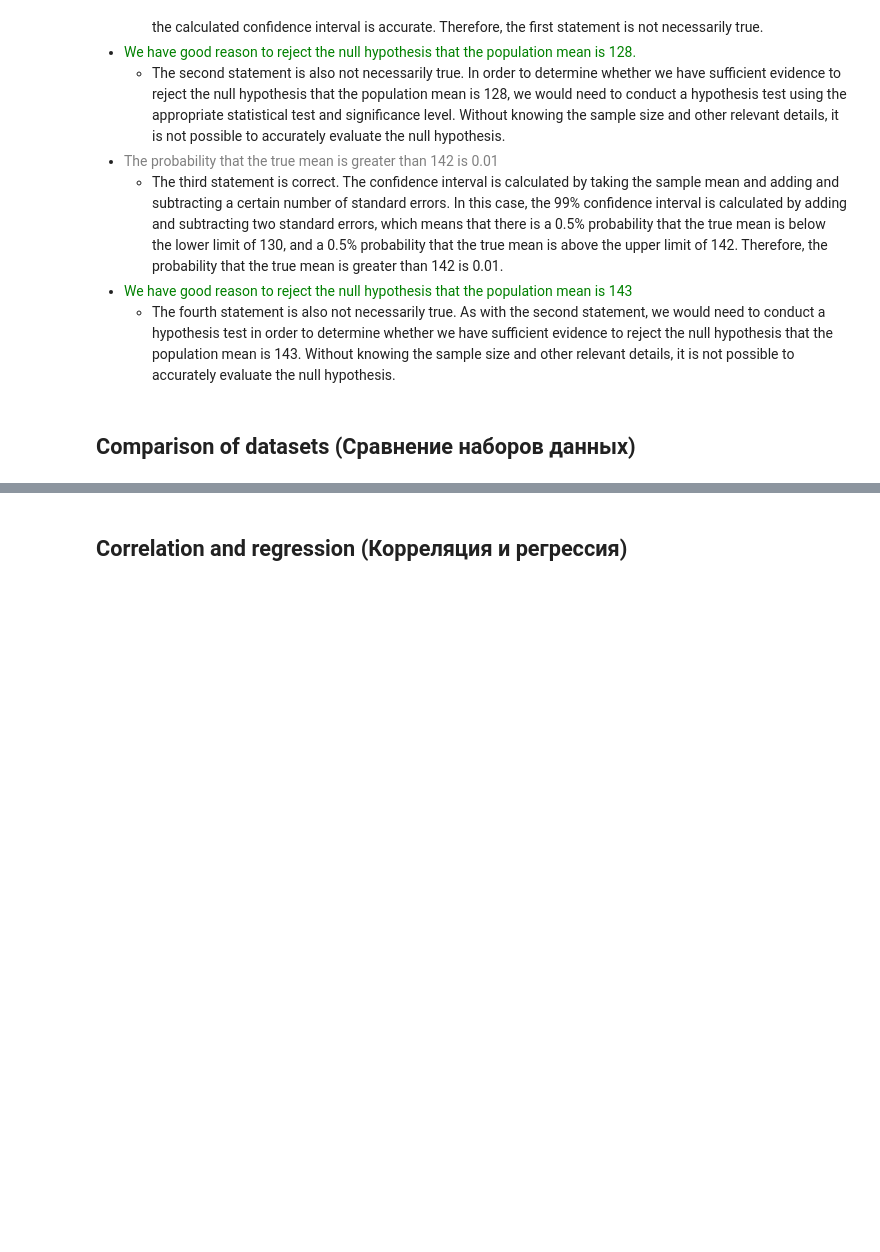
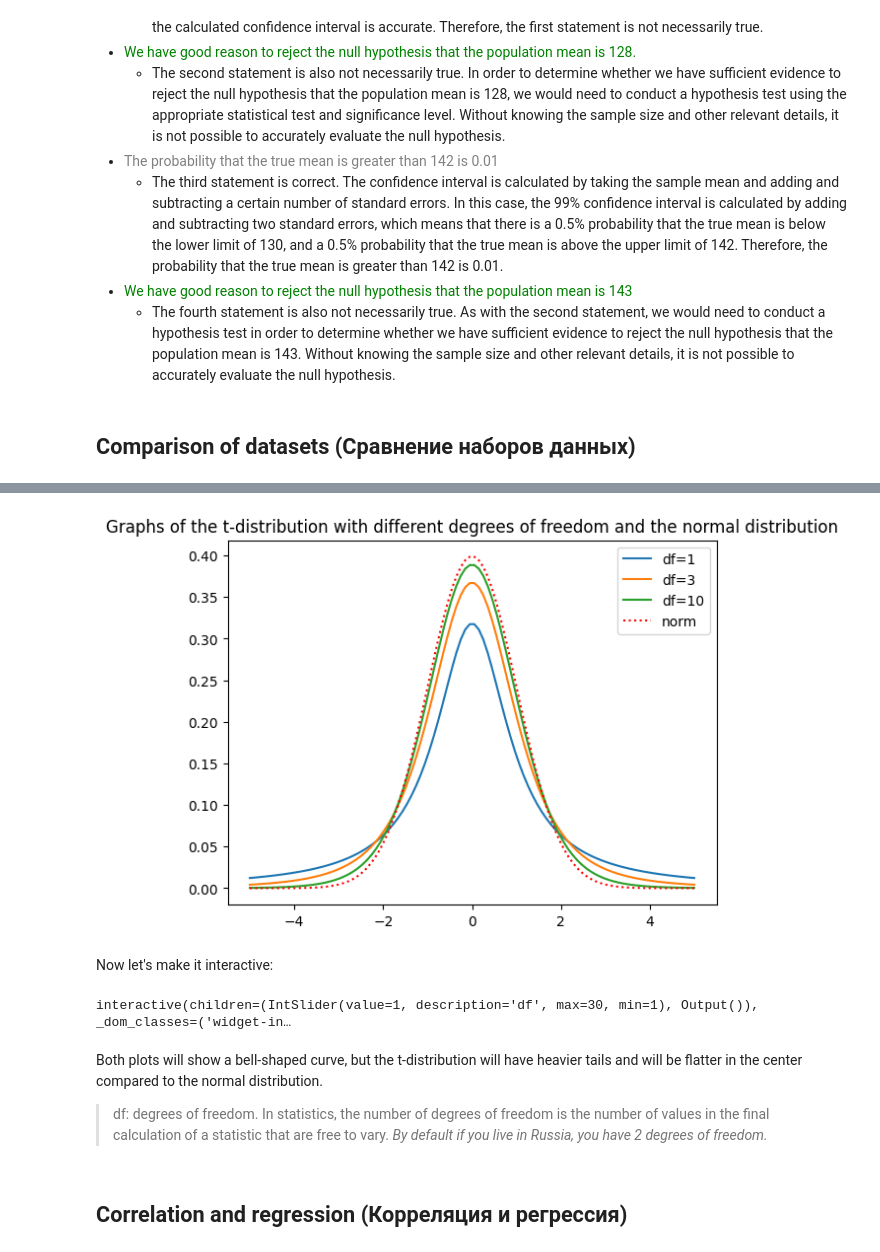
Before and after one commit to Alexey3250/Statistics_foundations_1, a Jupyter notebook: notes.ipynb, the cells around one changed output, grey strips where cells are left out. Cells and saved outputs as stored; diff of their text form; code cells hidden in the pictures; blank space fills up the shorter version.

Commit message:
degrees of freedom

```diff
--- a/notes.ipynb
+++ b/notes.ipynb
@@ -1513,2 +1534,54 @@ Please indicate the correct statements:
+# %%
+'''График снизу показывает, как меняется форма распределения при увеличение количества степеней свободы.
+А также показывает приближение t-распредееления к нормальному по мере увеличения степеней свободы.'''
+
+'''The graph below shows how the shape of the distribution changes as the number of degrees of freedom increases.'''
+
+from scipy.stats import t, norm
+import numpy as np
+import matplotlib.pyplot as plt
+
+
+x = np.linspace(-5, 5, 100)
+y1, y2, y3 = t.pdf(x, df=1), t.pdf(x, df=3), t.pdf(x, df=10)
+y4 = norm.pdf(x)
+
+plt.title('Graphs of the t-distribution with different degrees of freedom and the normal distribution')
+plt.plot(x, y1)
+plt.plot(x, y2)
+plt.plot(x, y3)
+plt.plot(x, y4, 'r:')
+plt.legend(('df=1', 'df=3', 'df=10', 'norm'))
+plt.show()
+# %% [output]
+[figure, added]
+# %% [markdown]
+Now let's make it interactive:
+# %%
+from scipy.stats import t, norm
+import matplotlib.pyplot as plt
+from ipywidgets import *
+import ipywidgets as wg
+from IPython.display import display
+import numpy as np
+
+x = np.linspace(-5, 5, 100)
+def plot_solution(df=1):
+    y_norm = norm.pdf(x)
+    y_t_stud = t.pdf(x, df)
+
+    plt.title('Graphs of the t-distribution with different degrees of freedom and the normal distribution')
+    plt.plot(x, y_t_stud, 'r')
+    plt.plot(x, y_norm, 'b:')
+    plt.legend((f'df={df}', 'Normal'))
+    plt.show()
+
+w = interactive(plot_solution, df = (1,30))
+display(w)
+# %% [output]
+interactive(children=(IntSlider(value=1, description='df', max=30, min=1), Output()), _dom_classes=('widget-in…
+# %% [markdown]
+Both plots will show a bell-shaped curve, but the t-distribution will have heavier tails and will be flatter in the center compared to the normal distribution.
+> df: degrees of freedom. In statistics, the number of degrees of freedom is the number of values in the final calculation of a statistic that are free to vary. *By default if you live in Russia, you have 2 degrees of freedom.*
 # %% [markdown]
 ## Correlation and regression (Корреляция и регрессия)
```
Also changed, not shown: parts of 3 cells of this notebook.
